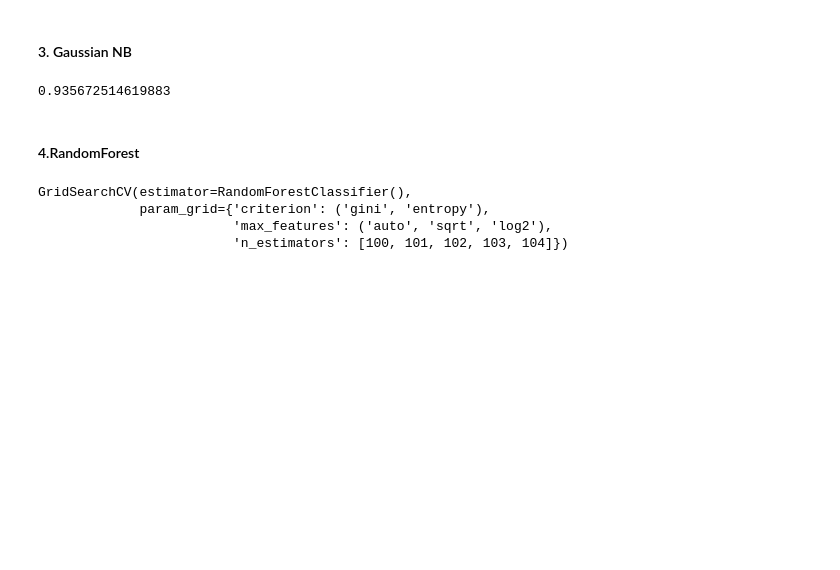
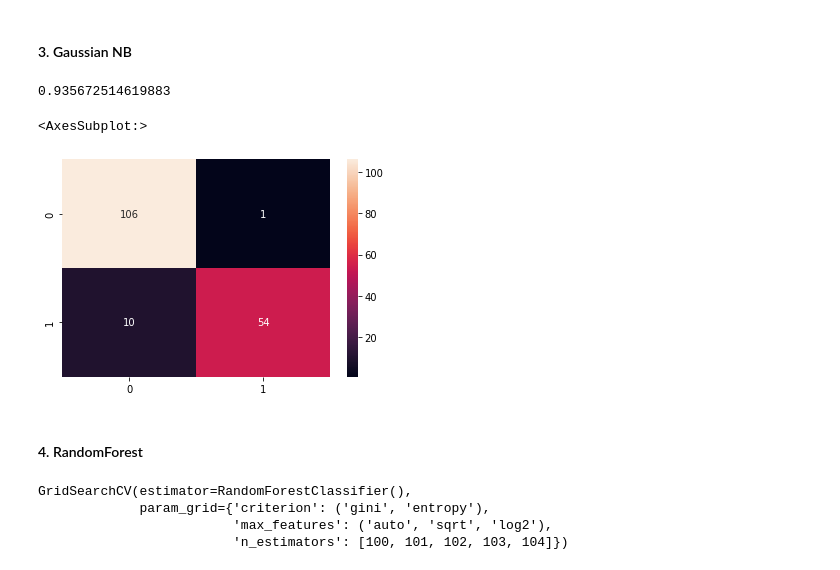
Before and after one commit to amansaxna/BreastCancer, a Jupyter notebook: wdbc_v2-Copy2.ipynb, the cells around one changed output. Drawn from its saved outputs; the diff is of its cells as text; code cells hidden in the pictures; blank space fills up the shorter version.

```diff
--- a/wdbc_v2-Copy2.ipynb
+++ b/wdbc_v2-Copy2.ipynb
@@ -327,8 +376,14 @@ gnb_clf.fit(X_train, y_train.values.reshape(-1))
 gnb_clf.score(X_test, y_test.values.reshape(-1))
 # %% [output]
 0.935672514619883
+# %%
+cm_2 = confusion_matrix(y_test,gnb_clf.predict(X_test))
+sns.heatmap(cm_2,annot=True,fmt="d")
+# %% [output]
+<AxesSubplot:>
+[figure, added]
 # %% [markdown]
- #### 4.RandomForest
+ #### 4. RandomForest
 # %%
 #rf_clf = RandomForestClassifier(random_state=43 , )
 
```
Also changed, not shown: parts of 11 cells of this notebook.
